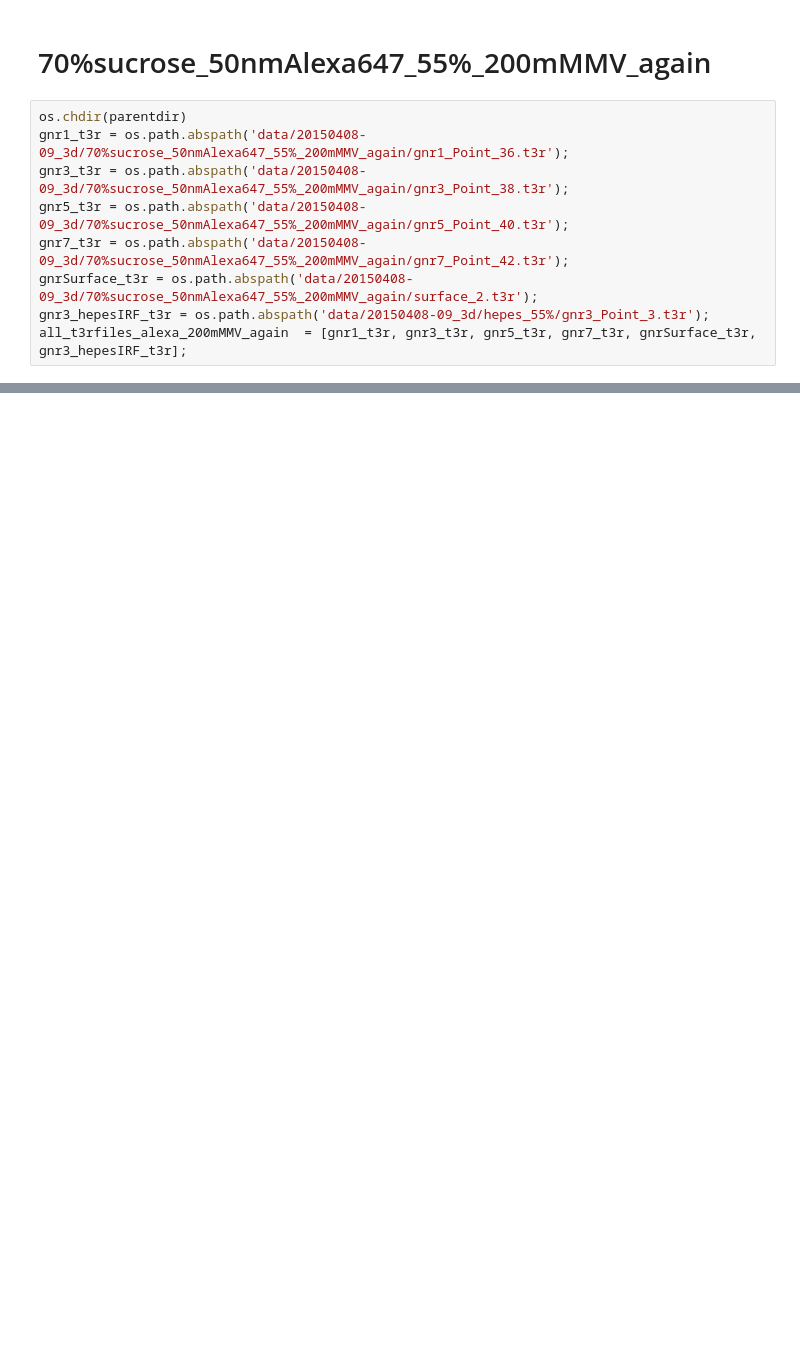
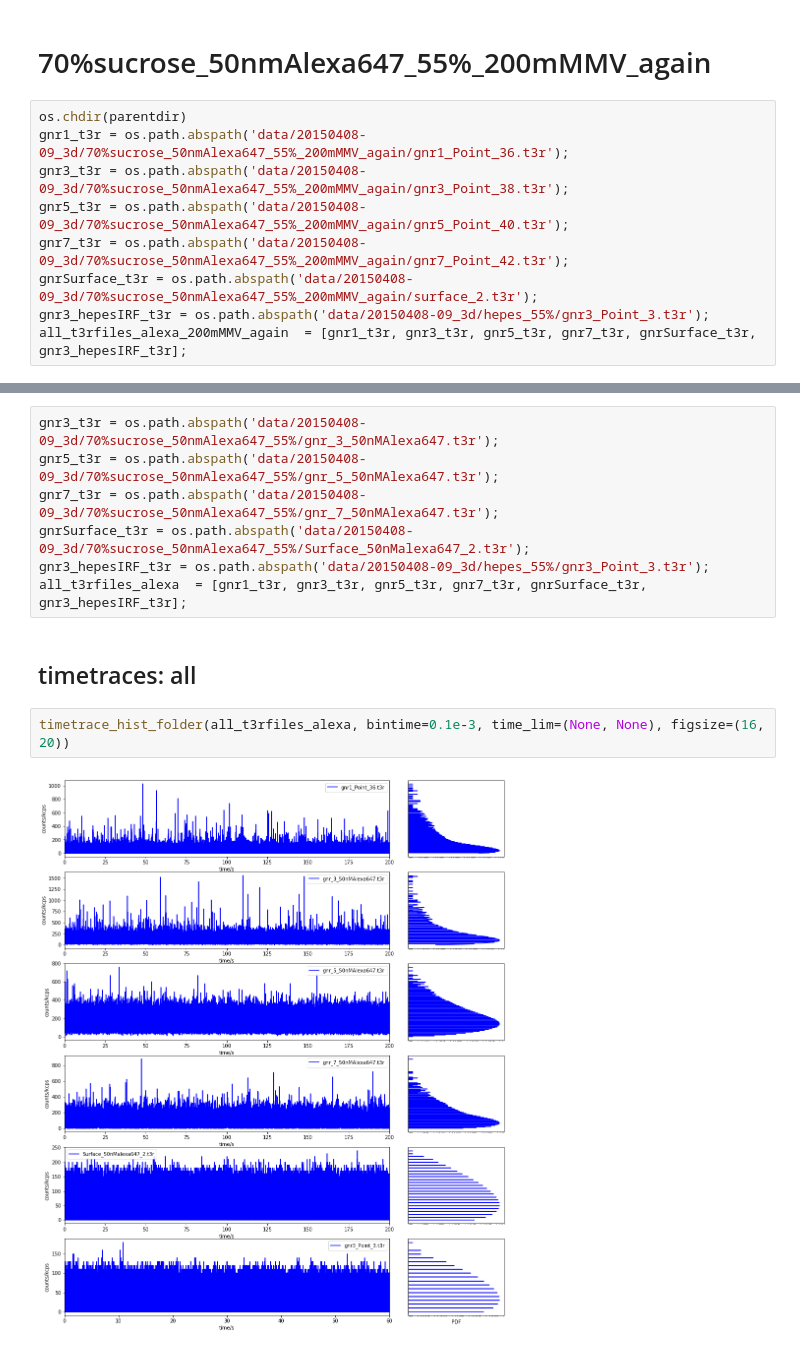
Before and after one commit to biswajitSM/inter_photon_repo, a Jupyter notebook: Alexa647_sucrose.ipynb, the cells around one changed output, grey strips where cells are left out. Saved outputs shown, nothing was run; the diff lists cells and outputs as text; blank space fills up the shorter version.

```diff
--- a/Alexa647_sucrose.ipynb
+++ b/Alexa647_sucrose.ipynb
@@ -143,0 +112,13 @@ timetrace_hist_folder(all_t3rfiles_alexa_200mMMV_again, bintime=0.1e-3, time_lim
+# %%
+gnr3_t3r = os.path.abspath('data/20150408-09_3d/70%sucrose_50nmAlexa647_55%/gnr_3_50nMAlexa647.t3r');
+gnr5_t3r = os.path.abspath('data/20150408-09_3d/70%sucrose_50nmAlexa647_55%/gnr_5_50nMAlexa647.t3r');
+gnr7_t3r = os.path.abspath('data/20150408-09_3d/70%sucrose_50nmAlexa647_55%/gnr_7_50nMAlexa647.t3r');
+gnrSurface_t3r = os.path.abspath('data/20150408-09_3d/70%sucrose_50nmAlexa647_55%/Surface_50nMalexa647_2.t3r');
+gnr3_hepesIRF_t3r = os.path.abspath('data/20150408-09_3d/hepes_55%/gnr3_Point_3.t3r');
+all_t3rfiles_alexa  = [gnr1_t3r, gnr3_t3r, gnr5_t3r, gnr7_t3r, gnrSurface_t3r, gnr3_hepesIRF_t3r];
+# %% [markdown]
+## timetraces: all
+# %%
+timetrace_hist_folder(all_t3rfiles_alexa, bintime=0.1e-3, time_lim=(None, None), figsize=(16, 20))
+# %% [output]
+[figure, added]
```
Also changed, not shown: parts of 19 cells of this notebook, 1 other file.
